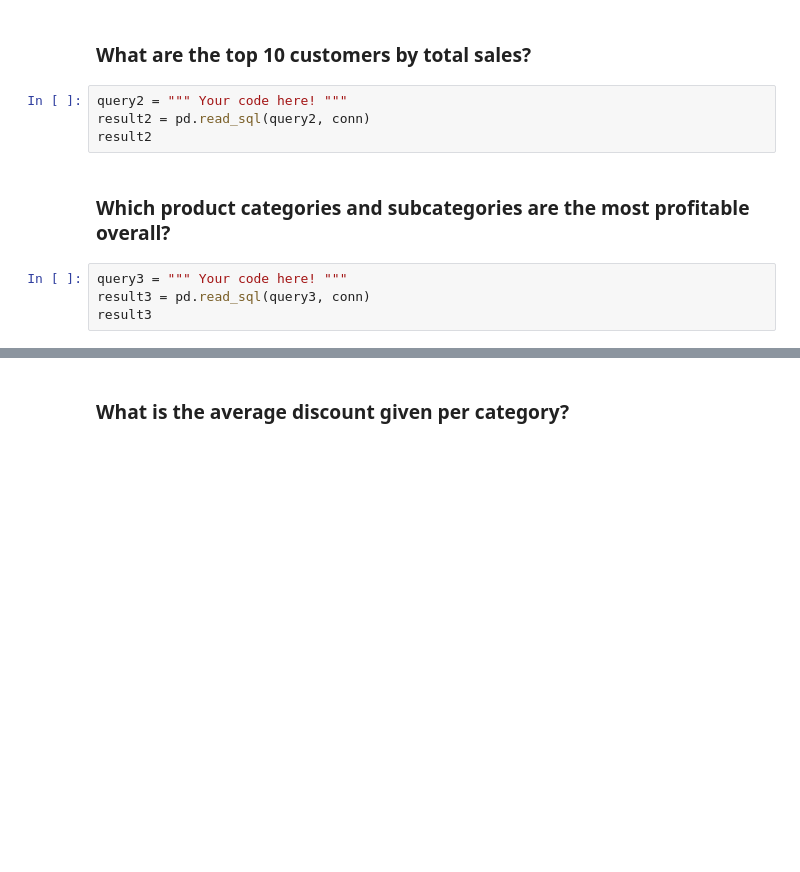
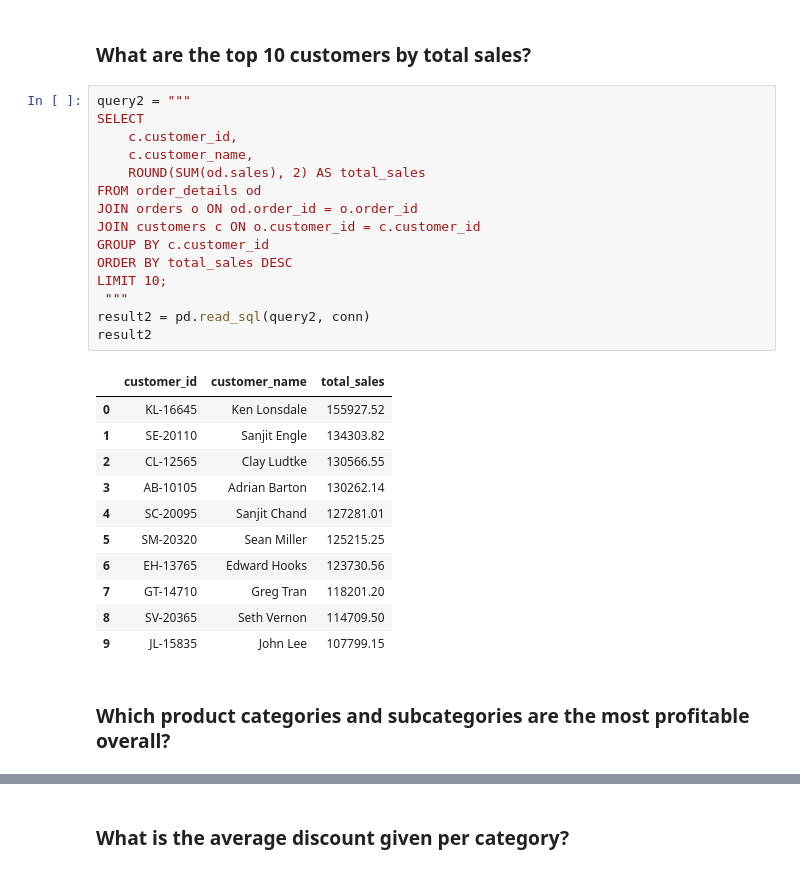
Before and after one commit to DaviLeeAnn/DataAnalysisModule3, a Jupyter notebook: Week4/notebooks/superstore_sales_workflow.ipynb, the cells around one changed output, grey strips where cells are left out. Drawn from its saved outputs; the diff is of its cells as text; blank space fills up the shorter version.

```diff
--- a/Week4/notebooks/superstore_sales_workflow.ipynb
+++ b/Week4/notebooks/superstore_sales_workflow.ipynb
@@ -184,13 +184,32 @@ result1
 | 2 | Home Office | 2964459.36 | 434344.01 |
 # %% [markdown]
 ### What are the top 10 customers by total sales?
-# %%
-query2 = """ Your code here! """
-result2 = pd.read_sql(query2, conn)
-result2
+# %%
+query2 = """
+SELECT
+    c.customer_id,
+    c.customer_name,
+    ROUND(SUM(od.sales), 2) AS total_sales
+FROM order_details od
+JOIN orders o ON od.order_id = o.order_id
+JOIN customers c ON o.customer_id = c.customer_id
+GROUP BY c.customer_id
+ORDER BY total_sales DESC
+LIMIT 10;
+ """
+result2 = pd.read_sql(query2, conn)
+result2
+# %% [output]
+|  | customer_id | customer_name | total_sales |
+| 0 | KL-16645 | Ken Lonsdale | 155927.52 |
+| 1 | SE-20110 | Sanjit Engle | 134303.82 |
+| 2 | CL-12565 | Clay Ludtke | 130566.55 |
+| 3 | AB-10105 | Adrian Barton | 130262.14 |
+| 4 | SC-20095 | Sanjit Chand | 127281.01 |
+| 5 | SM-20320 | Sean Miller | 125215.25 |
+| 6 | EH-13765 | Edward Hooks | 123730.56 |
+| 7 | GT-14710 | Greg Tran | 118201.20 |
+| 8 | SV-20365 | Seth Vernon | 114709.50 |
+| 9 | JL-15835 | John Lee | 107799.15 |
 # %% [markdown]
 ### Which product categories and subcategories are the most profitable overall?
-# %%
-query3 = """ Your code here! """
-result3 = pd.read_sql(query3, conn)
-result3
```
Also changed, not shown: parts of 6 cells of this notebook, 1 other file.
